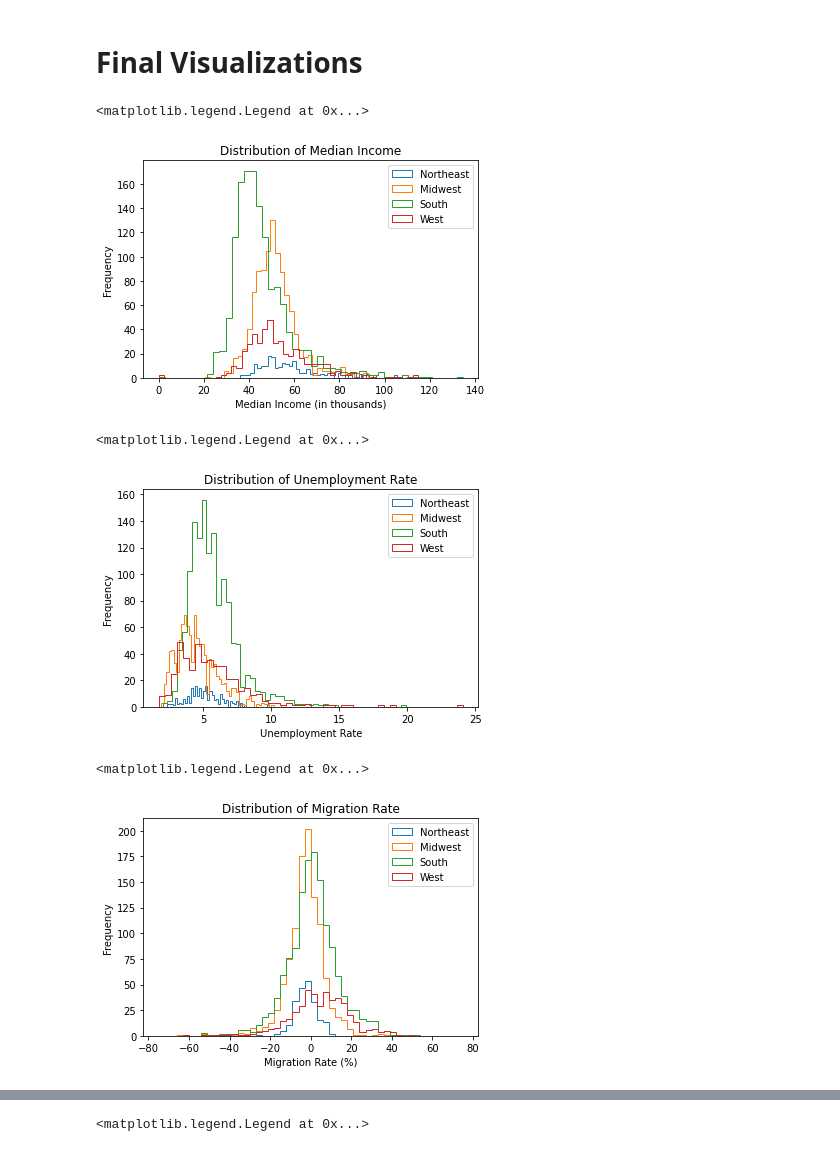
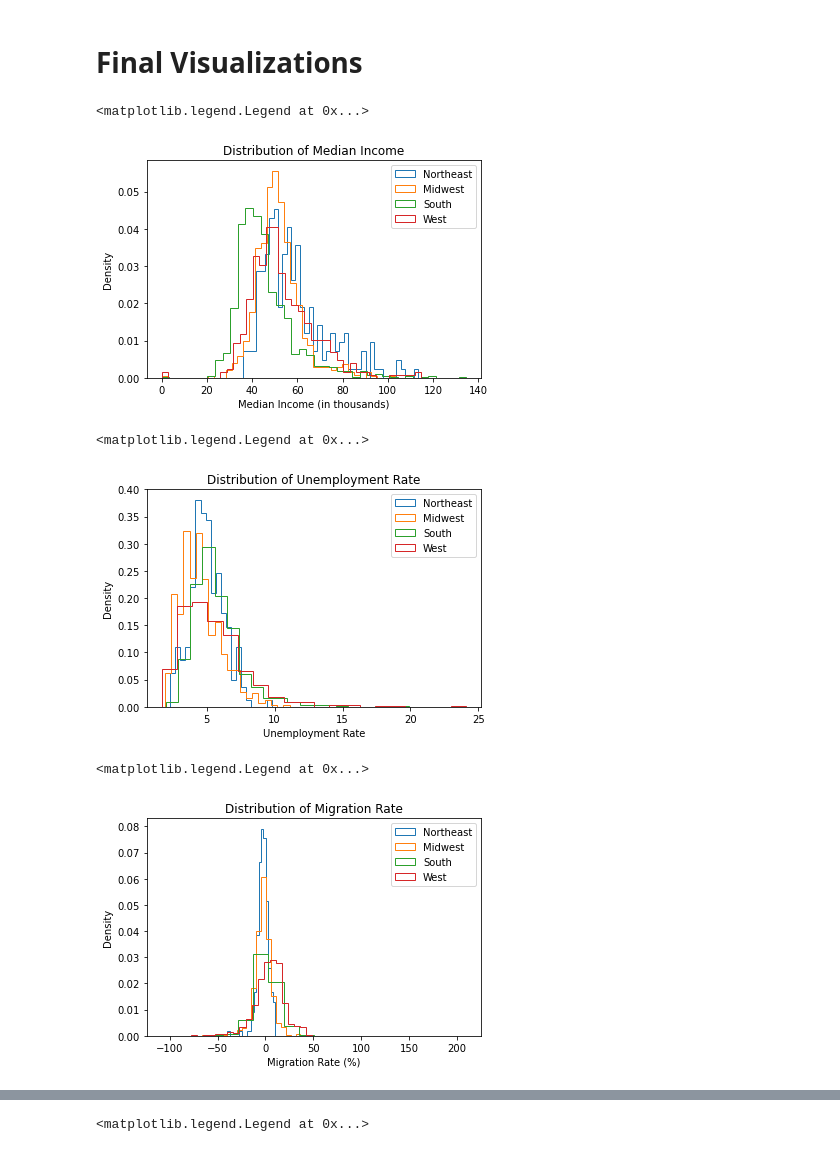
Before and after one commit to JiaJiunn/ORIE_4741_Project, a Jupyter notebook: analysis/histograms_zoe.ipynb, the cells around one changed output, grey strips where cells are left out. Saved outputs shown, nothing was run; the diff lists cells and outputs as text; code cells hidden in the pictures.

Commit message:
modified histograms

```diff
--- a/analysis/histograms_zoe.ipynb
+++ b/analysis/histograms_zoe.ipynb
@@ -230,69 +230,69 @@ Text(0, 0.5, 'Frequency')
 # %%
 #Median Income
 
 #Northeast
 plt.title('Distribution of Median Income')
-plt.hist(northeast["MedianIncome"]/1000, bins = 50, label="Northeast", histtype='step', stacked=True, fill=False)
+plt.hist(northeast["MedianIncome"]/1000, bins = 40, label="Northeast", histtype='step', stacked=True, fill=False, density=True)
 plt.xlabel("Median Income (in thousands)")
-plt.ylabel('Frequency')
+plt.ylabel('Density')
 
 #Midwest
-plt.hist(midwest["MedianIncome"]/1000, bins = 50, label="Midwest", histtype='step', stacked=True, fill=False)
+plt.hist(midwest["MedianIncome"]/1000, bins = 40, label="Midwest", histtype='step', stacked=True, fill=False, density=True)
 
 #South
-plt.hist(south["MedianIncome"]/1000, bins = 50, label="South", histtype='step', stacked=True, fill=False)
+plt.hist(south["MedianIncome"]/1000, bins = 40, label="South", histtype='step', stacked=True, fill=False, density=True)
 
 #West
-plt.hist(west["MedianIncome"]/1000, bins = 50, label="West", histtype='step', stacked=True, fill=False)
+plt.hist(west["MedianIncome"]/1000, bins = 40, label="West", histtype='step', stacked=True, fill=False, density=True)
 
 plt.legend(loc='upper right')
 # %% [output]
 <matplotlib.legend.Legend at 0x...>
-[figure, old version]
+[figure, new version]
 # %%
 #Unemployment Rate
 
 #Northeast
 plt.title('Distribution of Unemployment Rate')
-plt.hist(northeast["UnemploymentRate"], bins = 50, label="Northeast", histtype='step', stacked=True, fill=False)
+plt.hist(northeast["UnemploymentRate"], bins = 20, label="Northeast", histtype='step', stacked=True, fill=False, density=True)
 plt.xlabel("Unemployment Rate")
-plt.ylabel('Frequency')
+plt.ylabel('Density')
 
 #Midwest
-plt.hist(midwest["UnemploymentRate"], bins = 50, label="Midwest", histtype='step', stacked=True, fill=False)
+plt.hist(midwest["UnemploymentRate"], bins = 20, label="Midwest", histtype='step', stacked=True, fill=False, density=True)
 
 #South
-plt.hist(south["UnemploymentRate"], bins = 50, label="South", histtype='step', stacked=True, fill=False)
+plt.hist(south["UnemploymentRate"], bins = 20, label="South", histtype='step', stacked=True, fill=False, density=True)
 
 #West
-plt.hist(west["UnemploymentRate"], bins = 50, label="West", histtype='step', stacked=True, fill=False)
+plt.hist(west["UnemploymentRate"], bins = 20, label="West", histtype='step', stacked=True, fill=False, density=True)
 
 plt.legend(loc='upper right')
 # %% [output]
 <matplotlib.legend.Legend at 0x...>
-[figure, old version]
+[figure, new version]
 # %%
 #Migration Rate
 
 #Northeast
 plt.title('Distribution of Migration Rate')
-plt.hist(northeast["MigraRate"], bins = 50, range=[-75,75], label="Northeast", histtype='step', stacked=True, fill=False)
+plt.hist(northeast["MigraRate"], bins = 20, label="Northeast", histtype='step', stacked=True, fill=False, density=True)
 plt.xlabel("Migration Rate (%)")
-plt.ylabel('Frequency')
+plt.ylabel('Density')
 
 #Midwest
-plt.hist(midwest["MigraRate"], bins = 50, range=[-75,75], label="Midwest", histtype='step', stacked=True, fill=False)
+plt.hist(midwest["MigraRate"], bins = 20, label="Midwest", histtype='step', stacked=True, fill=False, density=True)
 
 #South
-plt.hist(south["MigraRate"], bins = 50, range=[-75,75], label="South", histtype='step', stacked=True, fill=False)
+plt.hist(south["MigraRate"], bins = 20, label="South", histtype='step', stacked=True, fill=False, density=True)
 
 #West
-plt.hist(west["MigraRate"], bins = 50, range=[-75,75], label="West", histtype='step', stacked=True, fill=False)
+plt.hist(west["MigraRate"], bins = 20, label="West", histtype='step', stacked=True, fill=False, density=True)
 
 plt.legend(loc='upper right')
 # %% [output]
 <matplotlib.legend.Legend at 0x...>
-[figure, old version]
+[figure, new version]
 # %%
 #Bachelor Rate
 
```
Also changed, not shown: parts of 3 cells of this notebook.
